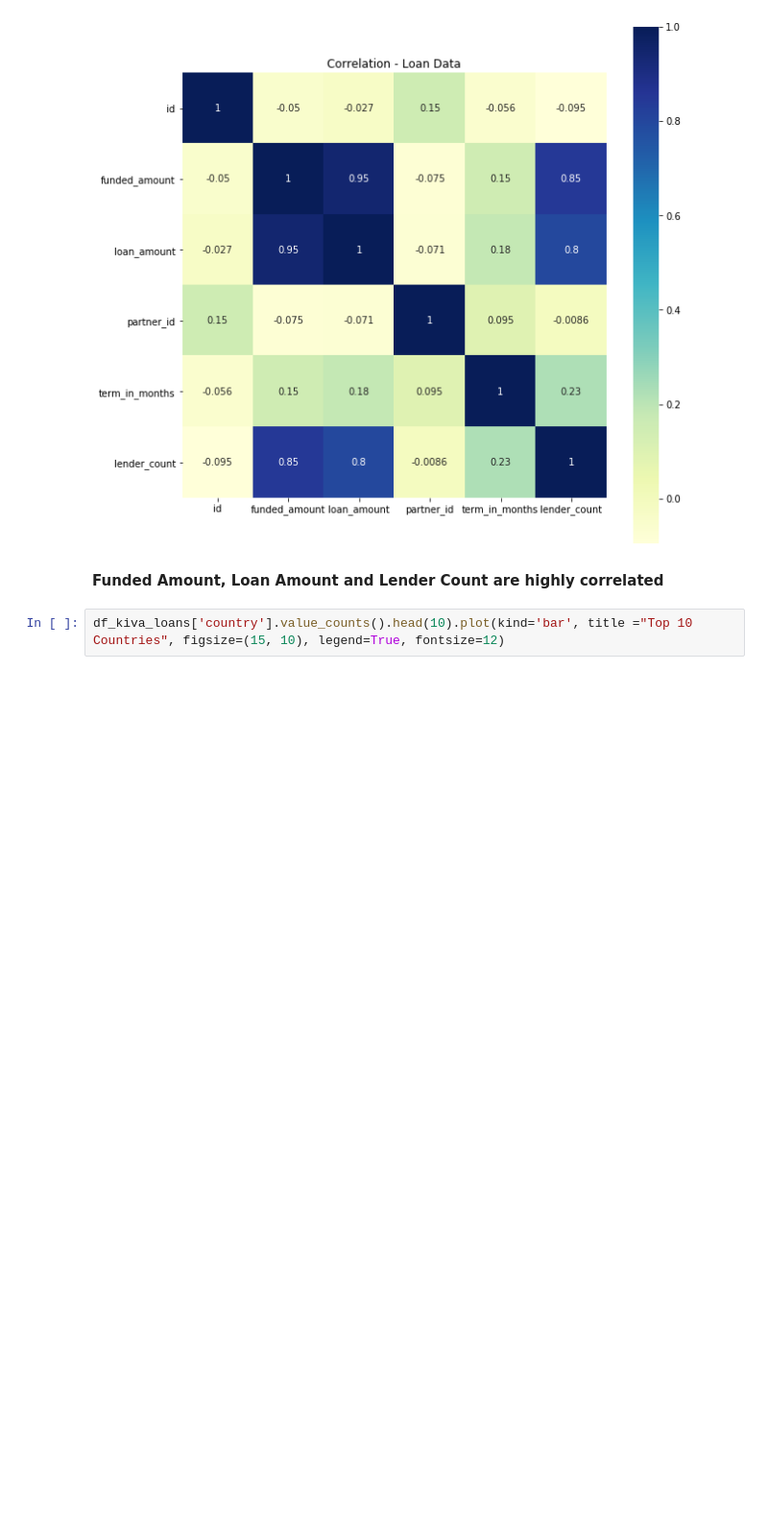
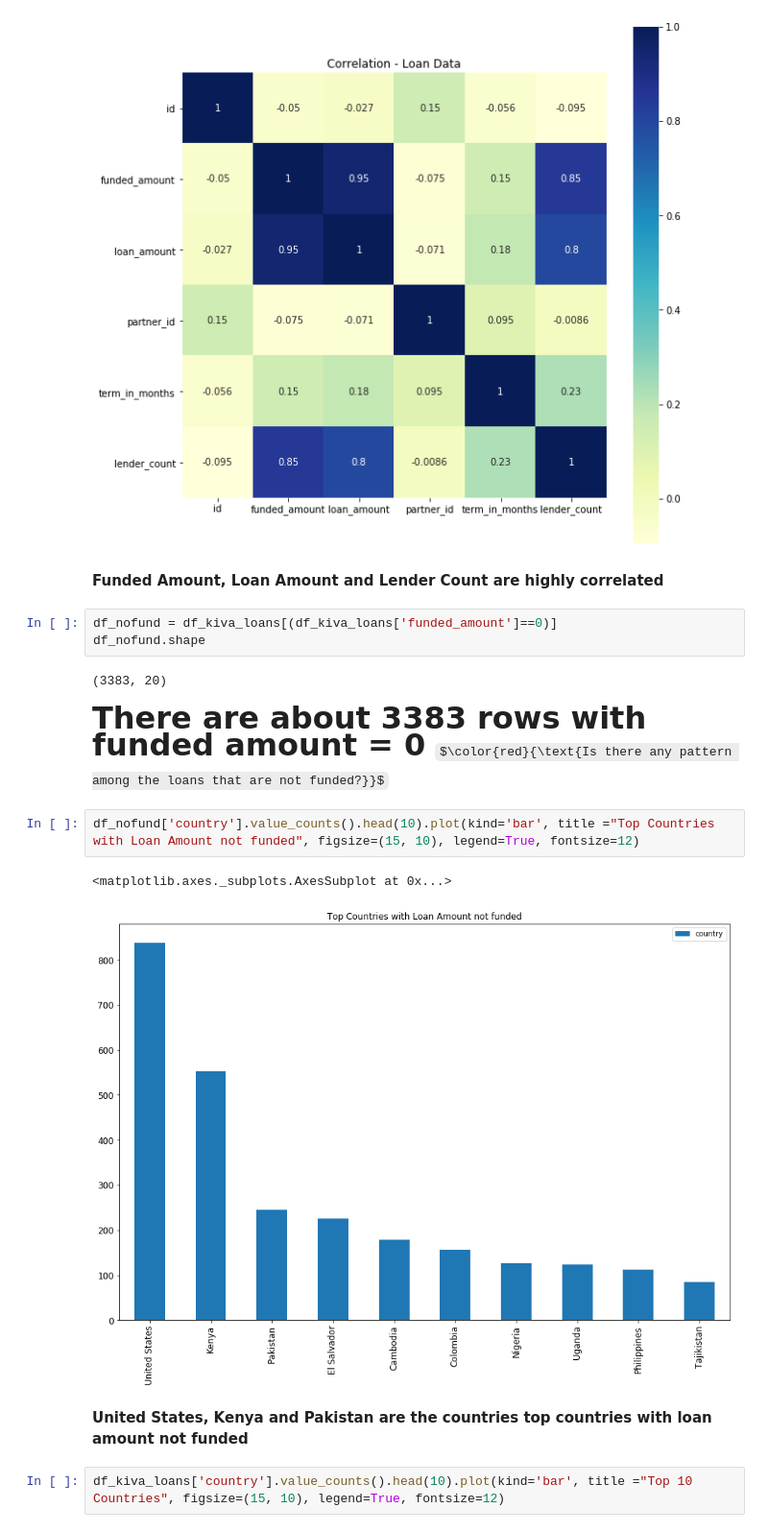
Before and after one commit to aabtzu/w207-FinalProj, a Jupyter notebook: W207-kiva-subha.ipynb, the cells around one changed output. Shown at 96% size. Saved outputs shown, nothing was run; the diff lists cells and outputs as text; some formulas as TeX source; blank space fills up the shorter version.

```diff
--- a/W207-kiva-subha.ipynb
+++ b/W207-kiva-subha.ipynb
@@ -69,6 +73,21 @@ corr_loan
 [figure]
 # %% [markdown]
 **Funded Amount, Loan Amount and Lender Count are highly correlated**
+# %%
+df_nofund = df_kiva_loans[(df_kiva_loans['funded_amount']==0)]
+df_nofund.shape
+# %% [output]
+(3383, 20)
+# %% [markdown]
+
+<font size="6"> **There are about 3383 rows with funded amount = 0** $\color{red}{\text{Is there any pattern among the loans that are not funded?}}$ </font>
+# %%
+df_nofund['country'].value_counts().head(10).plot(kind='bar', title ="Top Countries with Loan Amount not funded", figsize=(15, 10), legend=True, fontsize=12)
+# %% [output]
+<matplotlib.axes._subplots.AxesSubplot at 0x...>
+[figure, added]
+# %% [markdown]
+**United States, Kenya and Pakistan are the countries top countries with loan amount not funded**
 # %%
 df_kiva_loans['country'].value_counts().head(10).plot(kind='bar', title ="Top 10 Countries", figsize=(15, 10), legend=True, fontsize=12)
 # %% [output]
```
Also changed, not shown: parts of 14 cells of this notebook.
